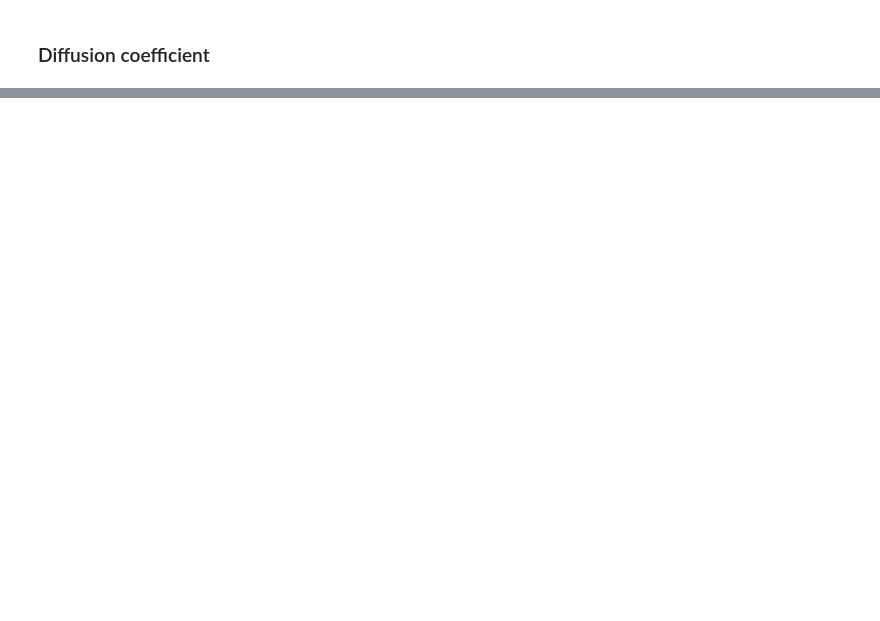
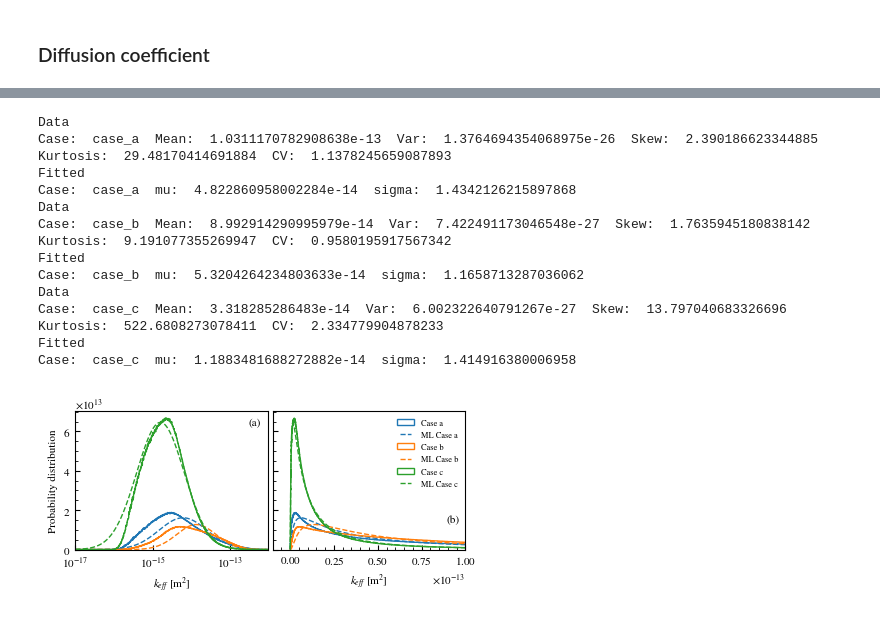
Before and after one commit to rlsandovalp/Sensitivity_Analysis, a Jupyter notebook: Notebooks/histograms.ipynb, the cells around one changed output, grey strips where cells are left out. Cells and saved outputs as stored; diff of their text form; code cells hidden in the pictures; blank space fills up the shorter version.

```diff
--- a/Notebooks/histograms.ipynb
+++ b/Notebooks/histograms.ipynb
@@ -136,0 +144,67 @@ plt.show()
+# %%
+######################## Input parameters #########################
+files = 200
+points_per_file = 100000
+cases = ['case_a', 'case_b', 'case_c']        #uniform, lognormal, normal
+
+######################## Initialize processing files #########################
+min_v, max_v = -17, -12
+x = np.logspace(min_v,max_v,1000)
+# %%
+casess = ['Case a', 'Case b', 'Case c']
+colors = ['tab:blue', 'tab:orange', 'tab:green']
+
+
+plt.style.use('stylesheet.mpltstyle_histograms')
+fig, ax = plt.subplots(nrows=1, ncols=2, figsize=(4.3, 2), sharey = True)
+
+for counter, case in enumerate(cases):
+    data = np.zeros((points_per_file*files, 29))
+    ######################## Read files and join them in only one array #########################
+    for j in range(files):
+        data_file = np.load('../Results/model_eval/'+case+'/wu_eval_'+str(j)+".npy")
+        data[j*points_per_file:(j+1)*points_per_file,:] = data_file
+
+    Results = data[:,18]*data[:,27]/(0.1*data[:,28])
+    print('Data')
+    print('Case: ', case, ' Mean: ', np.mean(Results), ' Var: ', np.var(Results), ' Skew: ', sp.stats.skew(Results), ' Kurtosis: ', sp.stats.kurtosis(Results)+3, ' CV: ', np.std(Results)/np.mean(Results))
+    ax[0].hist(Results, bins = x, label = casess[counter], density = True, histtype = 'step', linewidth = 1, color = colors[counter])
+    ax[1].hist(Results, bins = x, label = casess[counter], density = True, histtype = 'step', linewidth = 1, color = colors[counter])
+
+    print('Fitted')
+    s, loc, scale = sp.stats.lognorm.fit(Results, floc = 0)
+    print('Case: ', case, ' mu: ', scale, ' sigma: ', s)
+    pdf_fitted_automatic = sp.stats.lognorm.pdf(x, s, loc, scale)
+    ax[0].plot(x, pdf_fitted_automatic, '--', label = r'ML '+casess[counter], linewidth = 1, color = colors[counter])
+    ax[1].plot(x, pdf_fitted_automatic, '--', label = r'ML '+casess[counter], linewidth = 1, color = colors[counter])
+    ######################## Histogram #########################
+
+
+ax[0].set_xlabel(r'$k_{eff}$ [m$^{2}$]')
+ax[0].set_ylabel('Probability distribution')
+ax[0].set_xscale('log')
+ax[0].annotate("(a)", xy=(0.9, 0.9), xycoords="axes fraction")
+ax[0].set_xlim(1*10**min_v,1*10**max_v)
+
+ax[1].set_xlabel(r'$k_{eff}$ [m$^{2}$]')
+ax[1].annotate("(b)", xy=(0.9, 0.2), xycoords="axes fraction")
+ax[1].set_xlim(-1*10**-14,1e-13)
+
+ax[1].legend()
+
+plt.savefig('../Figures/pdf_k.pdf')
+plt.show()
+# %% [output]
+Data
+Case:  case_a  Mean:  1.0311170782908638e-13  Var:  1.3764694354068975e-26  Skew:  2.390186623344885  Kurtosis:  29.48170414691884  CV:  1.1378245659087893
+Fitted
+Case:  case_a  mu:  4.822860958002284e-14  sigma:  1.4342126215897868
+Data
+Case:  case_b  Mean:  8.992914290995979e-14  Var:  7.422491173046548e-27  Skew:  1.7635945180838142  Kurtosis:  9.191077355269947  CV:  0.9580195917567342
+Fitted
+Case:  case_b  mu:  5.3204264234803633e-14  sigma:  1.1658713287036062
+Data
+Case:  case_c  Mean:  3.318285286483e-14  Var:  6.002322640791267e-27  Skew:  13.797040683326696  Kurtosis:  522.6808273078411  CV:  2.334779904878233
+Fitted
+Case:  case_c  mu:  1.1883481688272882e-14  sigma:  1.414916380006958
+[figure, added]
```
Also changed, not shown: parts of 5 cells of this notebook, 20 other files.
